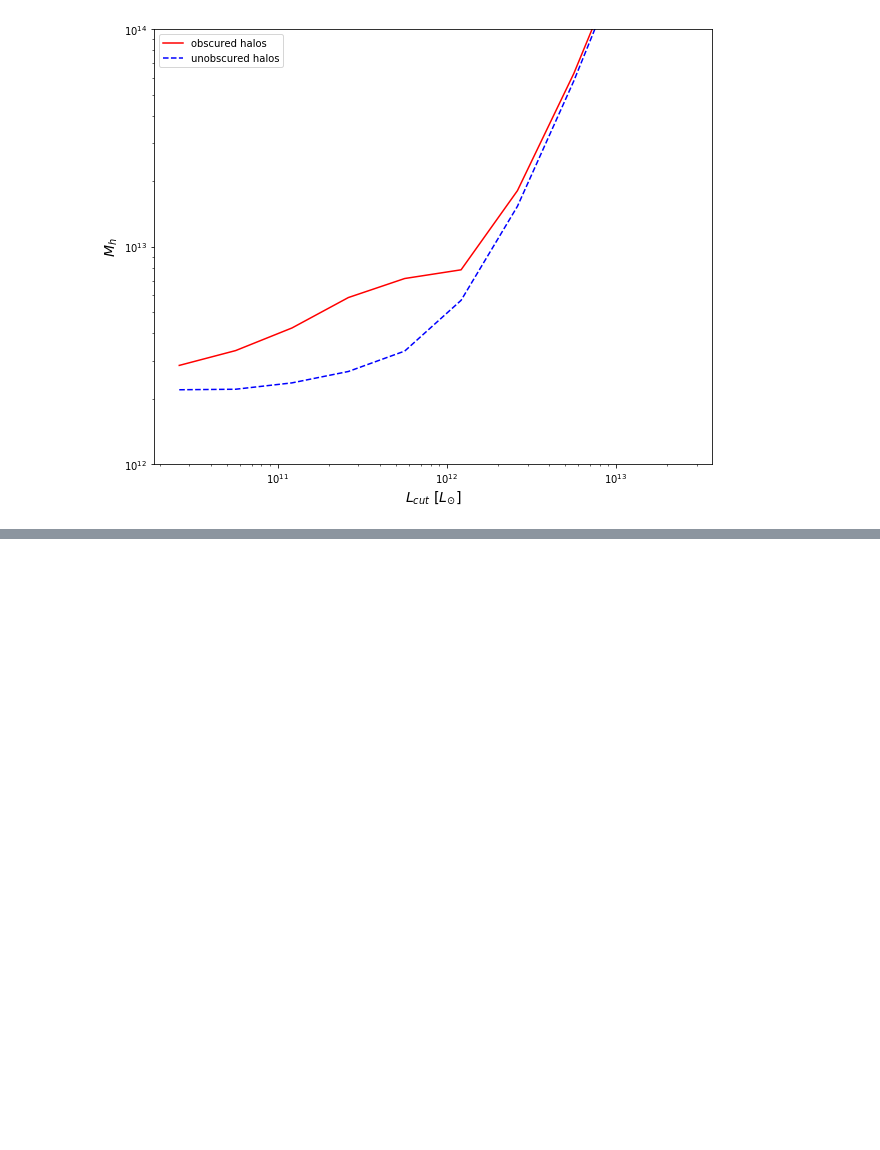
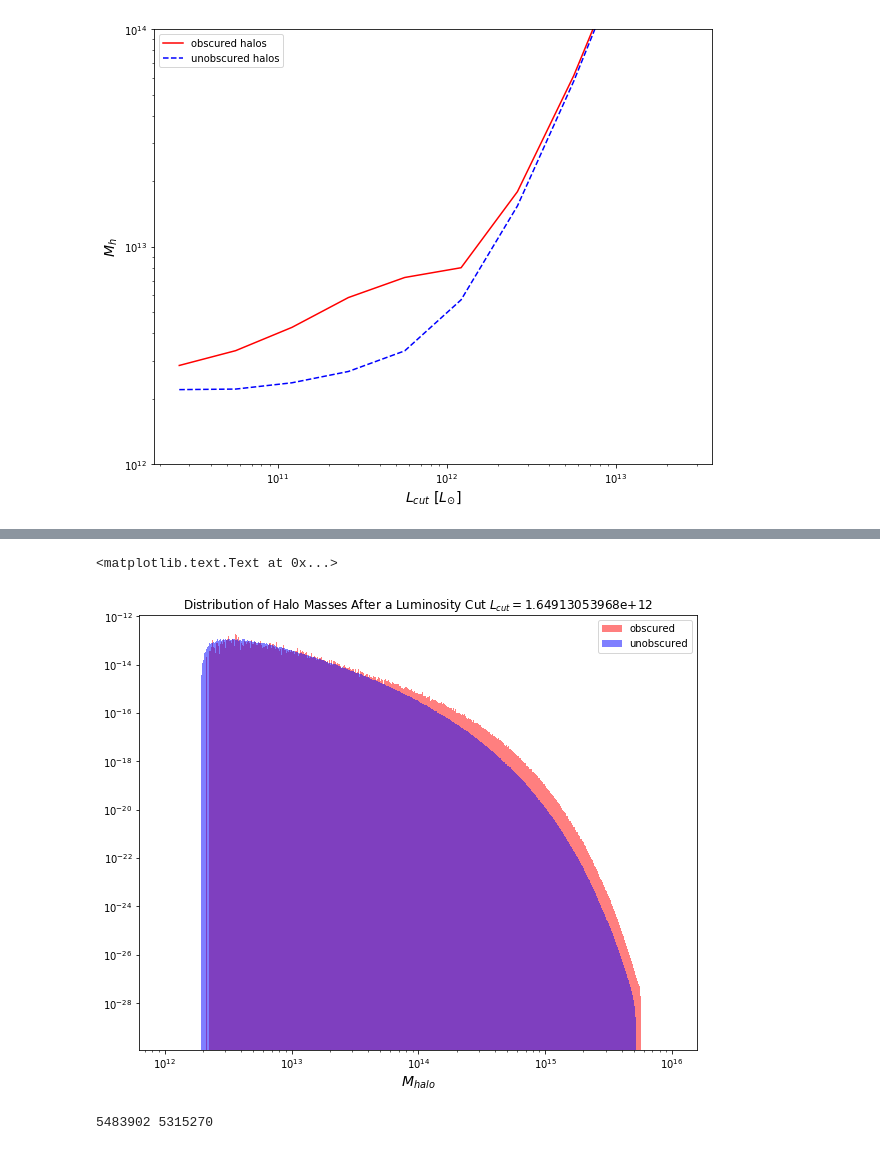
Before and after one commit to ke27whal/Quasars, a Jupyter notebook: notebooks/quasars-v2.ipynb, the cells around one changed output, grey strips where cells are left out. Cells and saved outputs as stored; diff of their text form; code cells hidden in the pictures; blank space fills up the shorter version.

```diff
--- a/notebooks/quasars-v2.ipynb
+++ b/notebooks/quasars-v2.ipynb
@@ -187,0 +226,20 @@ plt.legend()
+# %%
+obsclumFlag_flat = lumFlag[obscuredFlag_flat]
+unobsclumFlag_flat = lumFlag[unobscuredFlag_flat]
+# %%
+plt.figure(figsize = (10,8))
+plt.hist(obscured_masses_flat[obsclumFlag_flat], weights = weights[obscuredFlag_flat][obsclumFlag_flat], bins = np.logspace(12, 16, 1000), range = (min(mhalo), max(mhalo)), label = 'obscured', color = 'red', alpha = 0.5, normed = True)[2]
+plt.hist(unobscured_masses_flat[unobsclumFlag_flat], weights = weights[unobscuredFlag_flat][unobsclumFlag_flat], bins = np.logspace(12, 16, 1000), range = (min(mhalo), max(mhalo)), label = 'unobscured', color = 'blue', alpha = 0.5, normed = True)[2]
+axes = plt.gca()
+axes.set_xscale("log")
+axes.set_yscale("log")
+plt.legend()
+plt.xlabel('$M_{halo}$', fontsize = 14)
+plt.title('Distribution of Halo Masses After a Luminosity Cut $L_{cut} = $' + str(10**(45.8) /  3.826e33))
+# %% [output]
+<matplotlib.text.Text at 0x...>
+[figure, added]
+# %%
+print sum(obscuredFlag_flat), sum(obscuredFlag)
+# %% [output]
+5483902 5315270
```
Also changed, not shown: parts of 19 cells of this notebook.
